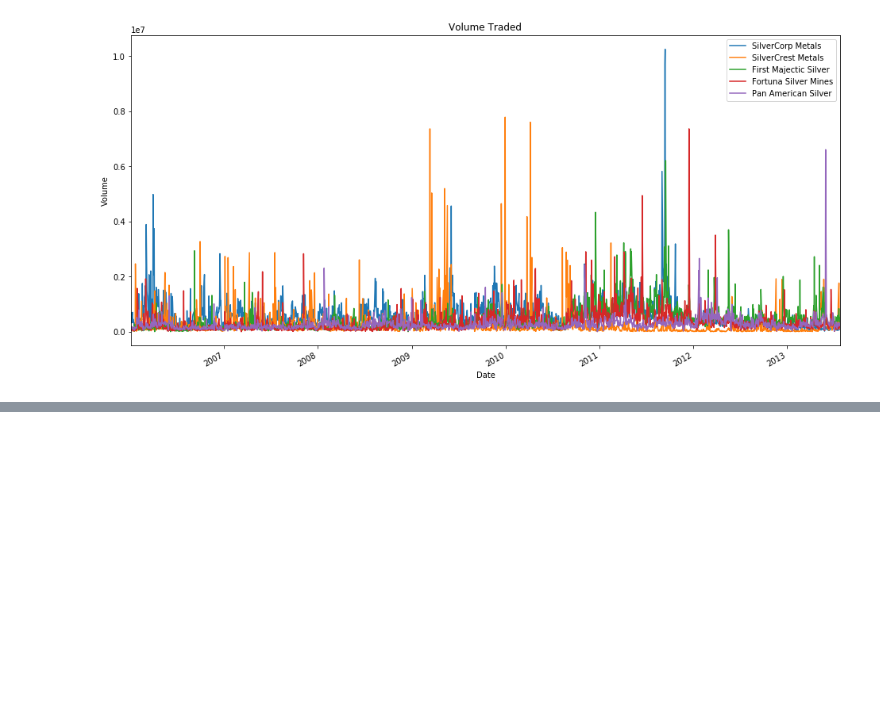
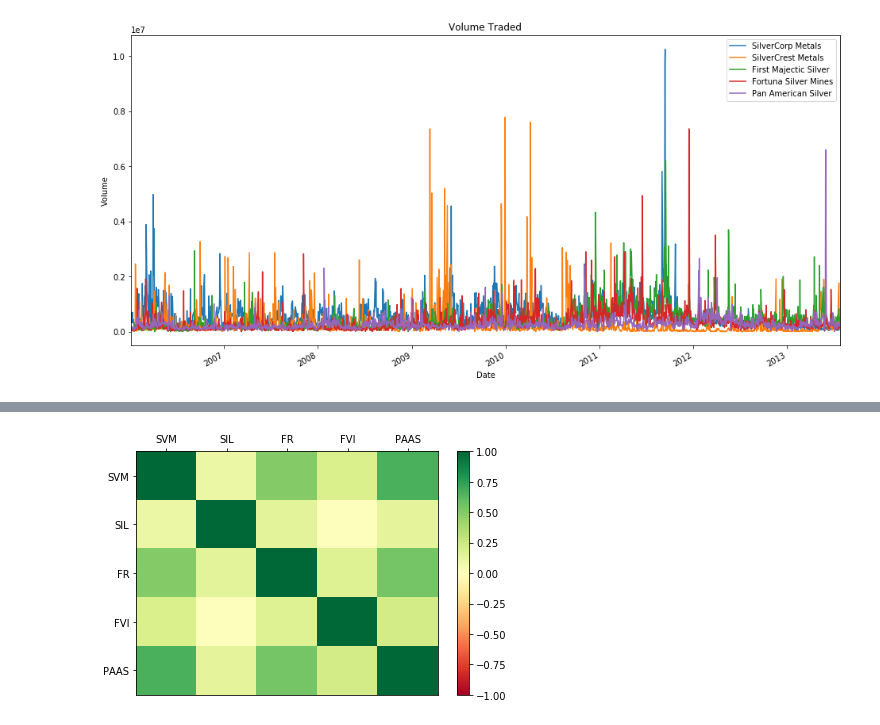
Before and after one commit to Benjamin-Pickers/Stock-Analysis, a Jupyter notebook: Stock analysis/ComparingCanadianSilverStocks.ipynb, the cells around one changed output, grey strips where cells are left out. Drawn from its saved outputs; the diff is of its cells as text; code cells hidden in the pictures; blank space fills up the shorter version.

Commit message:
Finished Past Volume section and cleaned up maxVolume function

```diff
--- a/Stock analysis/ComparingCanadianSilverStocks.ipynb
+++ b/Stock analysis/ComparingCanadianSilverStocks.ipynb
@@ -490,0 +533,9 @@ plt.legend();
+# %%
+silver_past_volume = pd.concat([svm_past['Volume'], sil_past['Volume'], fr_past['Volume'], fvi_past['Volume'], paas_past['Volume']], axis=1)
+silver_past_volume.columns = ['SVM', 'SIL', 'FR', 'FVI', 'PAAS']
+silver_past_volume = silver_past_volume.pct_change()
+silver_past_vol_corr = silver_past_volume.corr()
+
+heat_map(silver_past_vol_corr)
+# %% [output]
+[figure, added]
```
Also changed, not shown: parts of 11 cells of this notebook.
